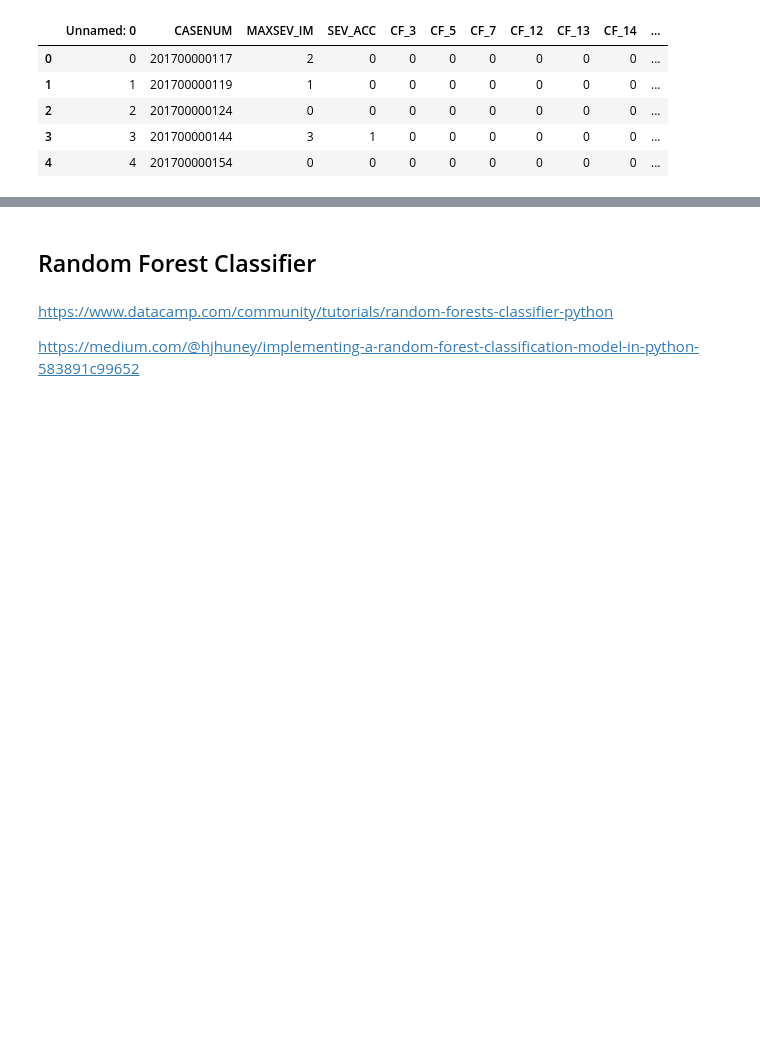
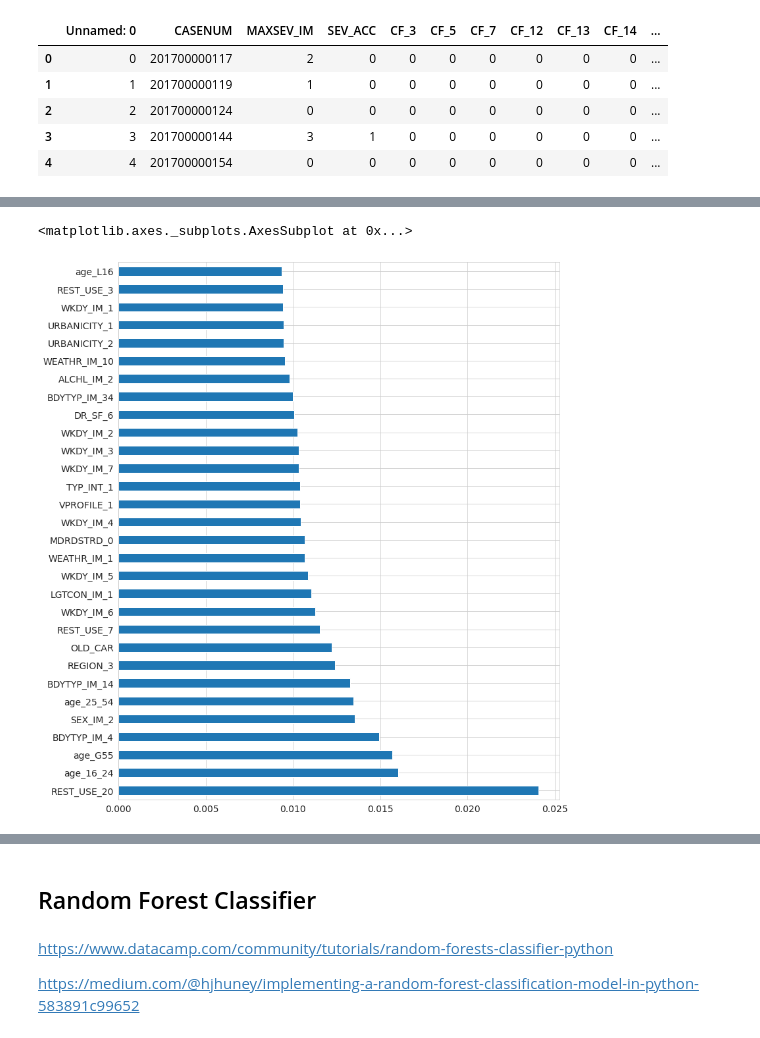
Before and after one commit to jefbags/DS504, a Jupyter notebook: COLAB_Data_Modeling.ipynb, the cells around one changed output, grey strips where cells are left out. Saved outputs shown, nothing was run; the diff lists cells and outputs as text; code cells hidden in the pictures; blank space fills up the shorter version.

```diff
--- a/COLAB_Data_Modeling.ipynb
+++ b/COLAB_Data_Modeling.ipynb
@@ -71,0 +206,9 @@ X_train, X_test, y_train, y_test = train_test_split(X, y, test_size=0.33, random
+# %%
+#feat_importances = rfc.feature_importances_
+#plt.barh(X.columns, importances)
+feat_importances = pd.Series(rfc.feature_importances_, index=X.columns)
+
+feat_importances.nlargest(30).plot(kind='barh')
+# %% [output]
+<matplotlib.axes._subplots.AxesSubplot at 0x...>
+[figure, added]
```
Also changed, not shown: parts of 121 cells of this notebook.
